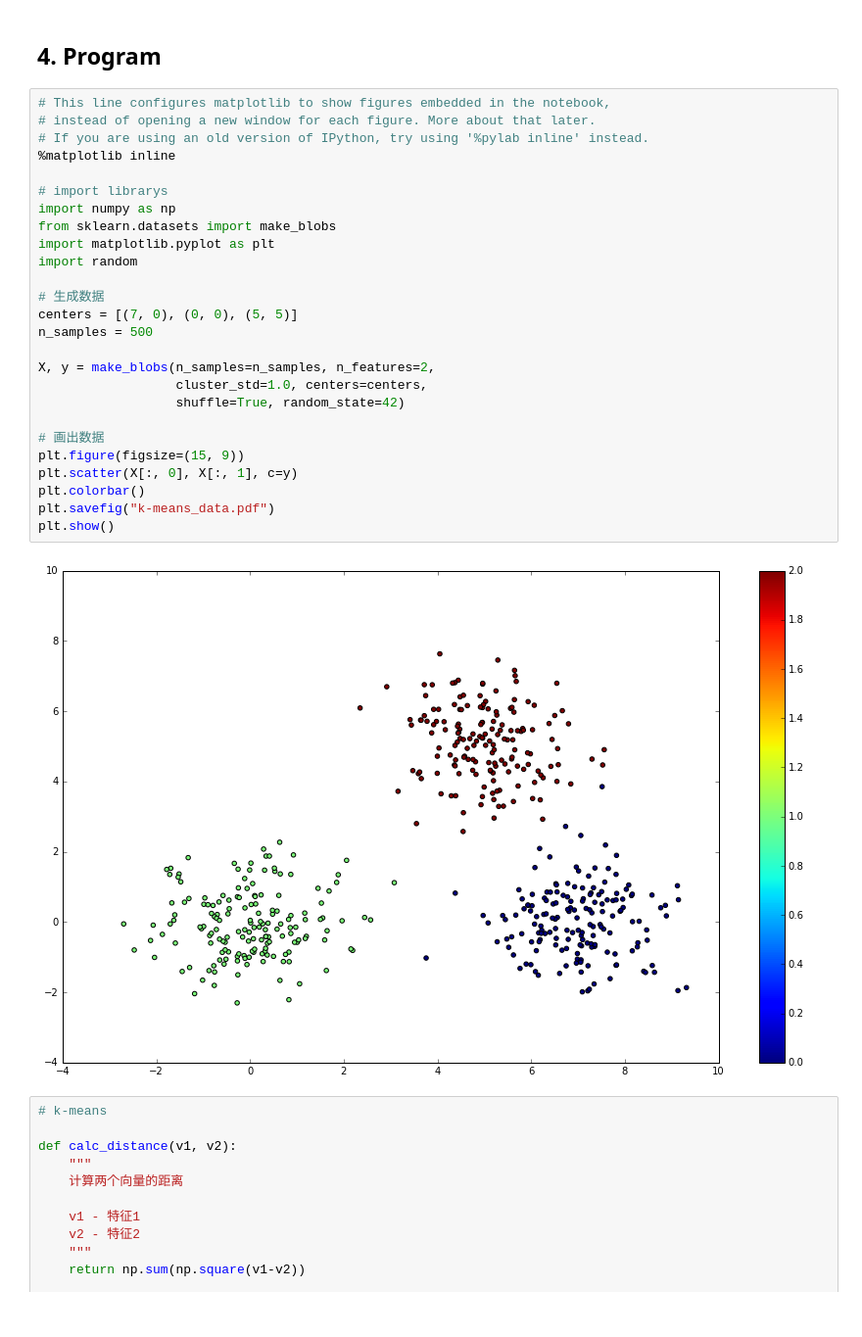
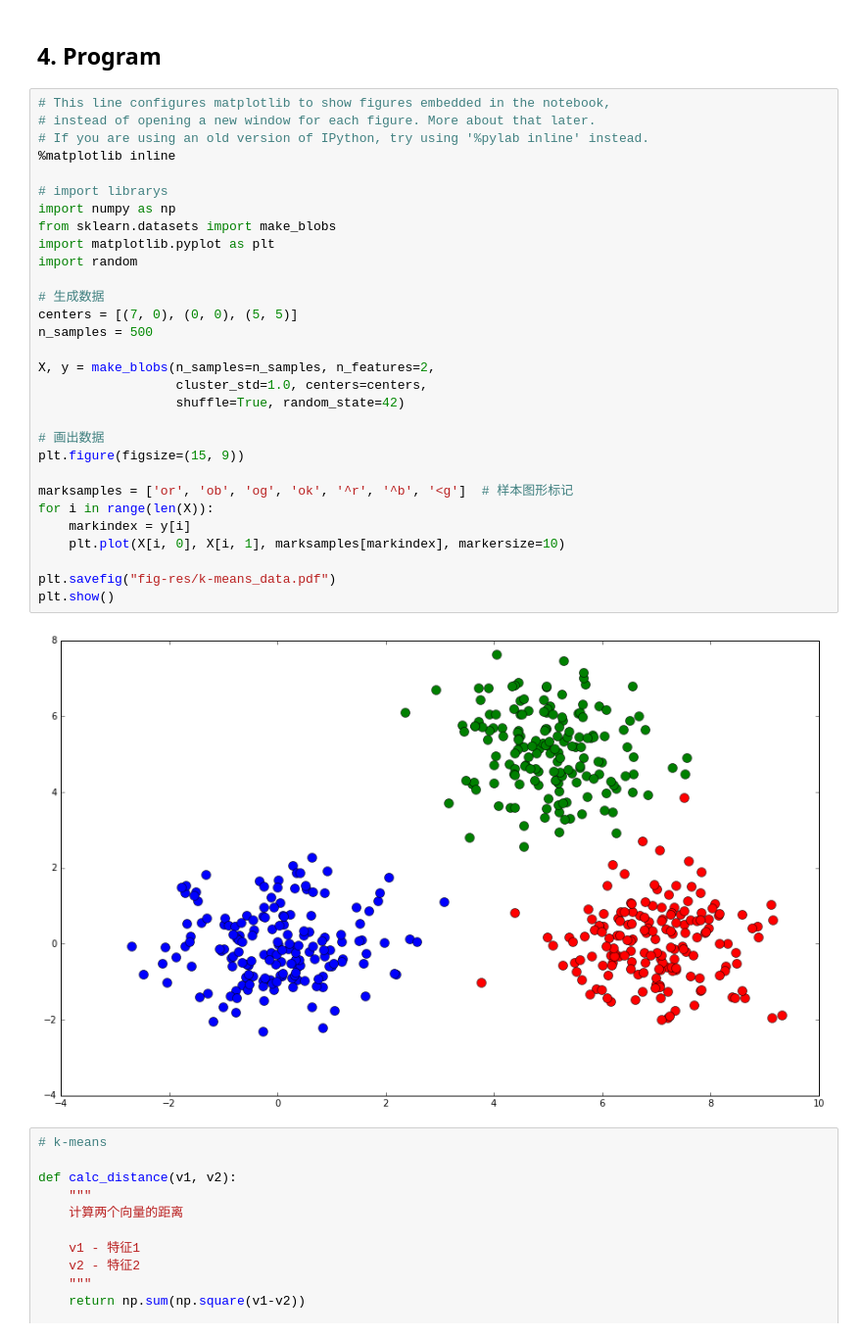
Before and after one commit to bushuhui/machinelearning_notebook, a Jupyter notebook: 3_kmeans/1-k-means.ipynb, the cells around one changed output. Shown at 98% size. Cells and saved outputs as stored; diff of their text form.

Commit message:
Change figure save method

```diff
--- a/3_kmeans/1-k-means.ipynb
+++ b/3_kmeans/1-k-means.ipynb
@@ -122,31 +122,35 @@ plt.plot(2.2,2.8,'g.',ms=12.0);
 # %%
 # This line configures matplotlib to show figures embedded in the notebook,
 # instead of opening a new window for each figure. More about that later.
 # If you are using an old version of IPython, try using '%pylab inline' instead.
 %matplotlib inline
 
 # import librarys
 import numpy as np
 from sklearn.datasets import make_blobs
 import matplotlib.pyplot as plt
 import random
 
 # 生成数据
 centers = [(7, 0), (0, 0), (5, 5)]
 n_samples = 500
 
 X, y = make_blobs(n_samples=n_samples, n_features=2,
                   cluster_std=1.0, centers=centers,
                   shuffle=True, random_state=42)
 
 # 画出数据
 plt.figure(figsize=(15, 9))
-plt.scatter(X[:, 0], X[:, 1], c=y)
-plt.colorbar()
-plt.savefig("k-means_data.pdf")
+
+marksamples = ['or', 'ob', 'og', 'ok', '^r', '^b', '<g']  # 样本图形标记
+for i in range(len(X)):
+    markindex = y[i]
+    plt.plot(X[i, 0], X[i, 1], marksamples[markindex], markersize=10)
+
+plt.savefig("fig-res/k-means_data.pdf")
 plt.show()
 # %% [output]
-[figure, old version]
+[figure, new version]
 # %%
 # k-means
 
```
Also changed, not shown: parts of 3 cells of this notebook, 5 other files.
